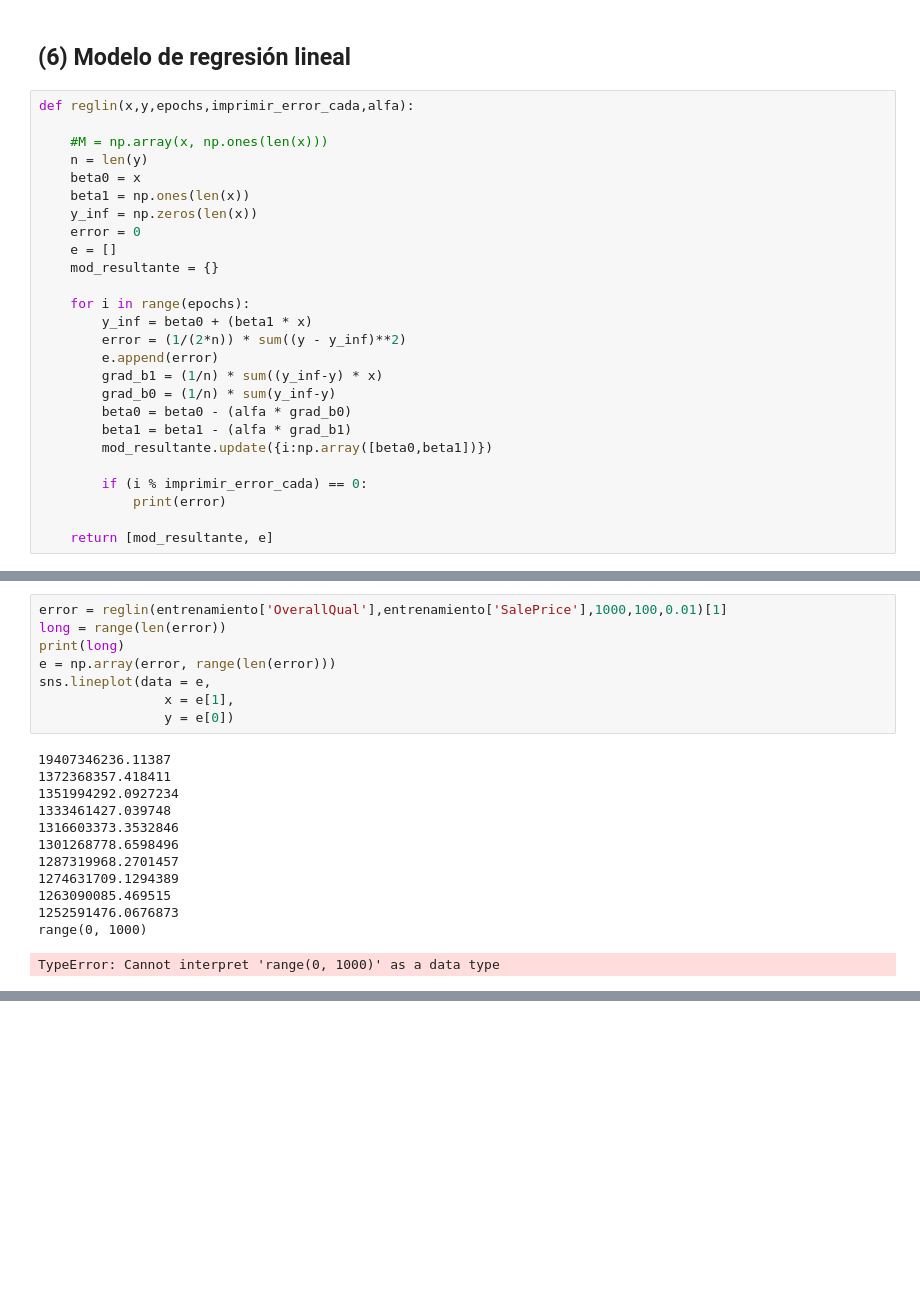
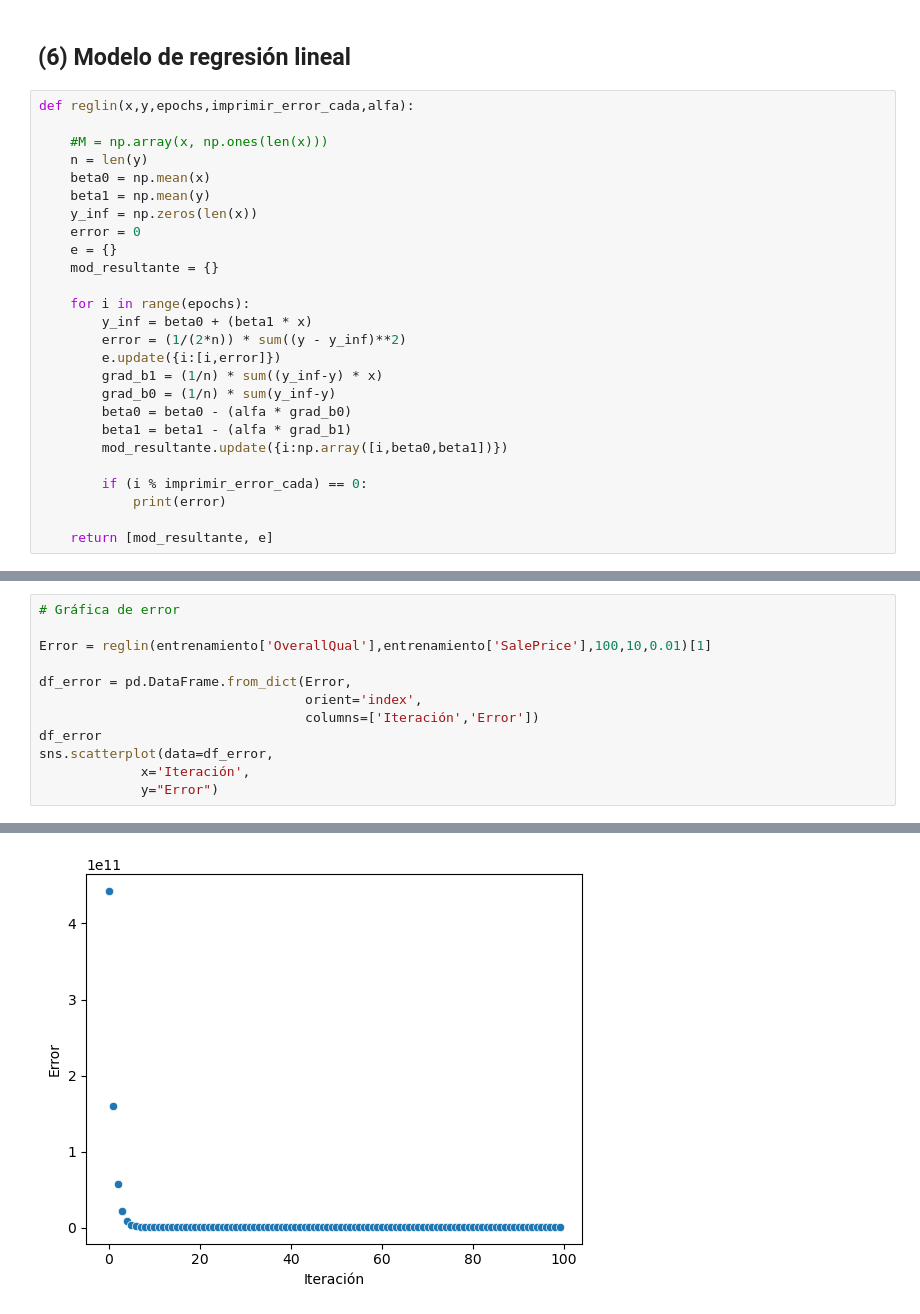
Before and after one commit to cristoforo93/Proyecto1, a Jupyter notebook: proy1.ipynb, the cells around one changed output, grey strips where cells are left out. Saved outputs shown, nothing was run; the diff lists cells and outputs as text; blank space fills up the shorter version.

Commit message:
Función gráfica del modelo
Se inició la construcción de la función para ver la evolución del modelo.

```diff
--- a/proy1.ipynb
+++ b/proy1.ipynb
@@ -148,22 +148,22 @@ def reglin(x,y,epochs,imprimir_error_cada,alfa):
 
     #M = np.array(x, np.ones(len(x)))
     n = len(y)
-    beta0 = x
-    beta1 = np.ones(len(x))
+    beta0 = np.mean(x)
+    beta1 = np.mean(y)
     y_inf = np.zeros(len(x))
     error = 0
-    e = []
+    e = {}
     mod_resultante = {}
 
     for i in range(epochs):
         y_inf = beta0 + (beta1 * x)
         error = (1/(2*n)) * sum((y - y_inf)**2)
-        e.append(error)
+        e.update({i:[i,error]})
         grad_b1 = (1/n) * sum((y_inf-y) * x)
         grad_b0 = (1/n) * sum(y_inf-y)
         beta0 = beta0 - (alfa * grad_b0)
         beta1 = beta1 - (alfa * grad_b1)
-        mod_resultante.update({i:np.array([beta0,beta1])})
+        mod_resultante.update({i:np.array([i,beta0,beta1])})
 
         if (i % imprimir_error_cada) == 0:
             print(error)
@@ -192,21 +186,13 @@ print(reglin(entrenamiento['OverallQual'],entrenamiento['SalePrice'],1000,100,0.
-# %%
-error = reglin(entrenamiento['OverallQual'],entrenamiento['SalePrice'],1000,100,0.01)[1]
-long = range(len(error))
-print(long)
-e = np.array(error, range(len(error)))
-sns.lineplot(data = e,
-                x = e[1],
-                y = e[0])
-# %% [output]
-19407346236.11387
-1372368357.418411
-1351994292.0927234
-1333461427.039748
-1316603373.3532846
-1301268778.6598496
-1287319968.2701457
-1274631709.1294389
-1263090085.469515
-1252591476.0676873
-range(0, 1000)
-TypeError: Cannot interpret 'range(0, 1000)' as a data type
+# %%
+# Gráfica de error
+
+Error = reglin(entrenamiento['OverallQual'],entrenamiento['SalePrice'],100,10,0.01)[1]
+
+df_error = pd.DataFrame.from_dict(Error,
+                                  orient='index',
+                                  columns=['Iteración','Error'])
+df_error
+sns.scatterplot(data=df_error,
+             x='Iteración',
+             y="Error")
+# %% [output]
@@ -212,0 +210 @@ TypeError: Cannot interpret 'range(0, 1000)' as a data type
+[figure, added]
```
Also changed, not shown: parts of 4 cells of this notebook.
